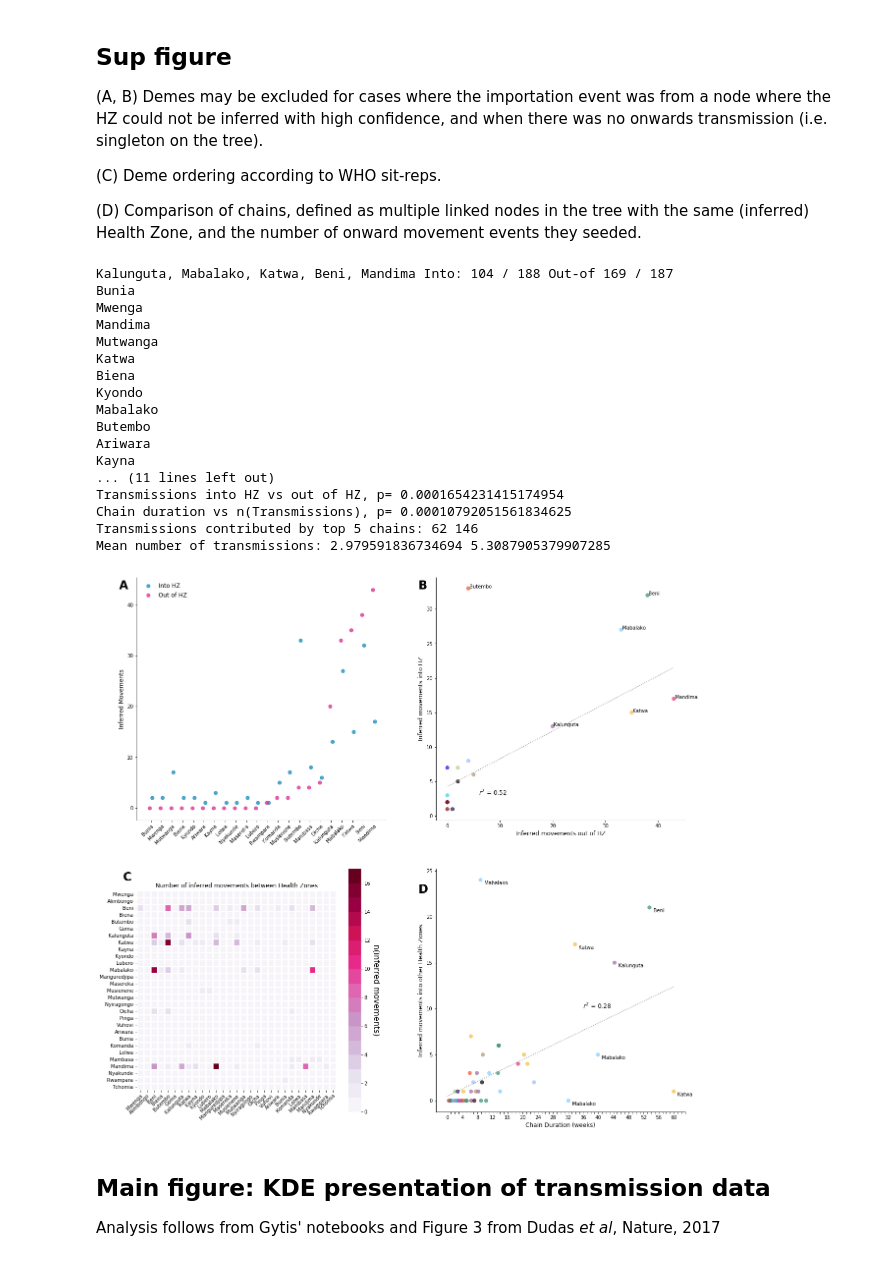
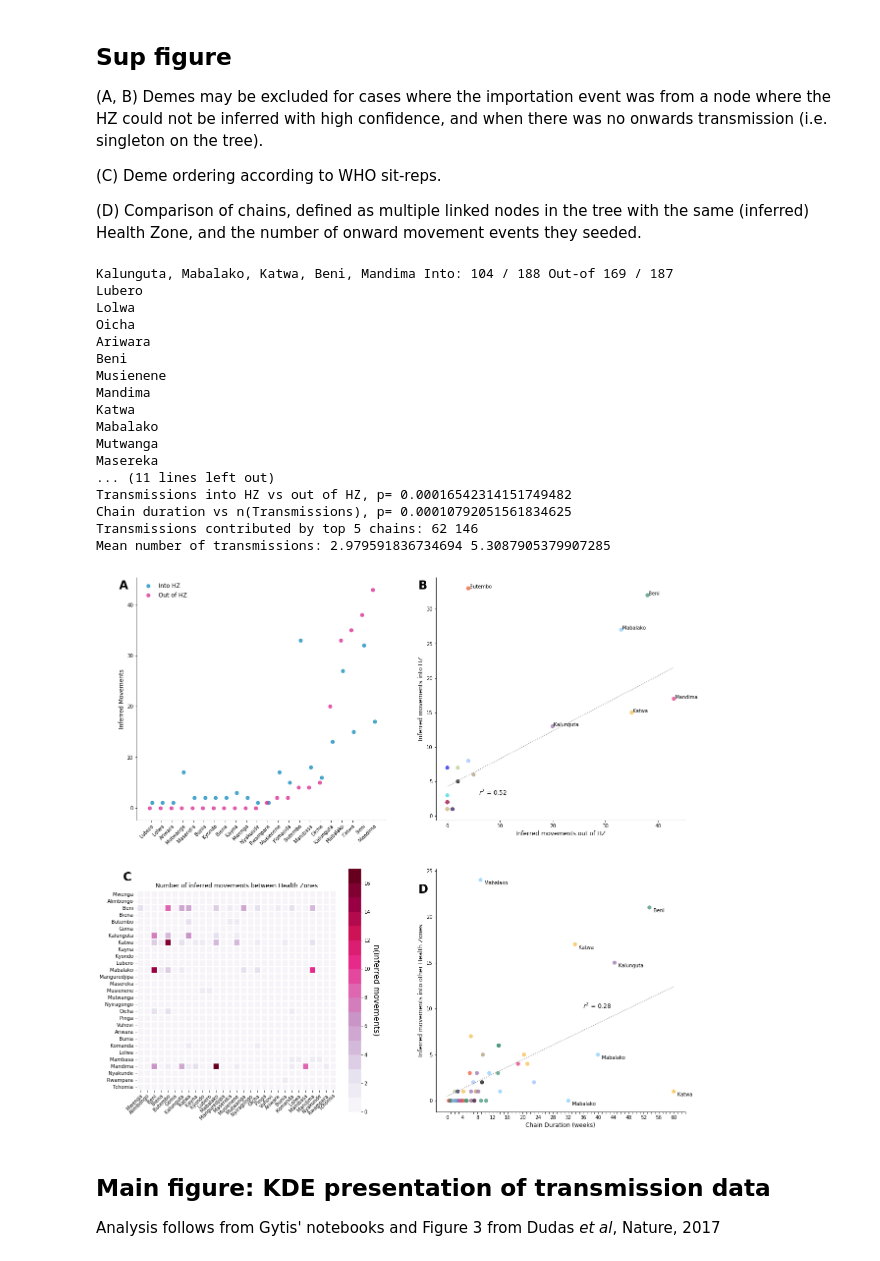
Before and after one commit to blab/ebola-narrative-ms, a Jupyter notebook: notebooks/chains.ipynb, the cells around one changed output. Saved outputs shown, nothing was run; the diff lists cells and outputs as text; code cells hidden in the pictures.

Commit message:
Update figures

```diff
--- a/notebooks/chains.ipynb
+++ b/notebooks/chains.ipynb
@@ -280,7 +280,7 @@ def get_chains(jumps):
     print(f"{len(chains)} chains (a jump which is \"transmitted\" to another node")
     return chains
 
-main_data = {'jumps': get_jumps("../auspice/ebola-narrative-ms.json")}
+main_data = {'jumps': get_jumps("../auspice/ebola-narrative-ms_full-build.json")}
 # %% [output]
 188 movement events (jumps)
 # %%
@@ -457,45 +457,45 @@ def plot_sup_fig(data, filename=None):
         ax.set_title("Number of inferred movements between Health Zones")
 
 
 
 
     fig, ax = plt.subplots(nrows=2, ncols=2, figsize=(20, 20))
     plot_transmissions_into_and_outof_each_hz(ax[0][0])
     plot_scatter_transmissions_into_outof(ax[0][1])
     plot_transmission_heatmap(ax[1][0])
     plot_scatter_chain_duration_num_transmissions(ax[1][1])
 
 
     # Annotate figure labels
     ax[0][0].text(-0.07, 0.95, 'A', size=24, color='k', weight="bold", transform=ax[0][0].transAxes)
     ax[0][1].text(-0.07, 0.95, 'B', size=24, color='k', weight="bold", transform=ax[0][1].transAxes)
     ax[1][0].text(-0.07, 1.05, 'C', size=24, color='k', weight="bold", transform=ax[1][0].transAxes)
     ax[1][1].text(-0.07, 0.9, 'D', size=24, color='k', weight="bold", transform=ax[1][1].transAxes)
 
     if filename:
         plt.savefig(filename, format="png")
     plt.show()
 
-plot_sup_fig(data=main_data)
+plot_sup_fig(data=main_data, filename="../figures/sup_fig_jumps.png")
 # %% [output]
 Kalunguta, Mabalako, Katwa, Beni, Mandima Into: 104 / 188 Out-of 169 / 187
-Bunia
-Mwenga
+Lubero
+Lolwa
+Oicha
+Ariwara
+Beni
+Musienene
 Mandima
+Katwa
+Mabalako
 Mutwanga
-Katwa
-Biena
-Kyondo
-Mabalako
-Butembo
-Ariwara
-Kayna
+Masereka
 ... (11 lines left out)
-Transmissions into HZ vs out of HZ, p= 0.0001654231415174954
+Transmissions into HZ vs out of HZ, p= 0.00016542314151749482
 Chain duration vs n(Transmissions), p= 0.00010792051561834625
 Transmissions contributed by top 5 chains: 62 146
 Mean number of transmissions: 2.979591836734694 5.3087905379907285
-[figure, old version]
+[figure, new version]
 # %% [markdown]
 ## Main figure: KDE presentation of transmission data
 
```
Also changed, not shown: parts of 3 cells of this notebook, 9 other files.
